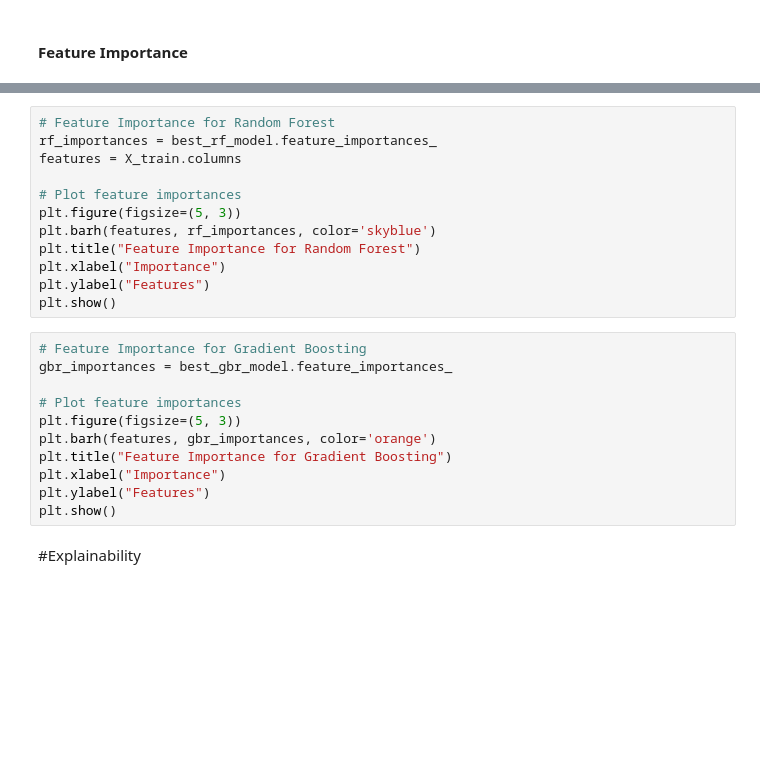
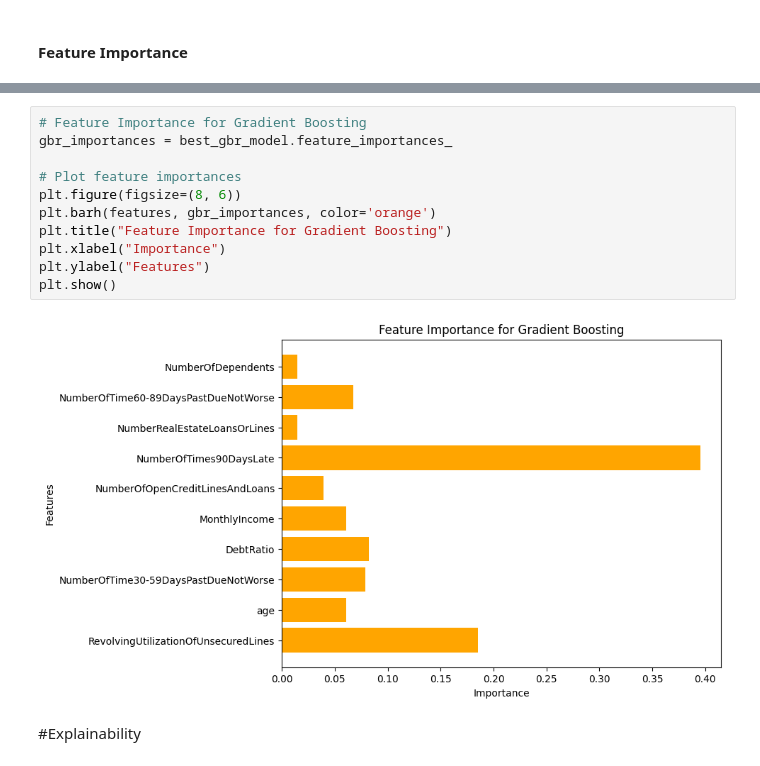
Before and after one commit to TigistW/XAI_Loan_Approval, a Jupyter notebook: XAI_loan_classification.ipynb, the cells around one changed output, grey strips where cells are left out. Cells and saved outputs as stored; diff of their text form; blank space fills up the shorter version.

```diff
--- a/XAI_loan_classification.ipynb
+++ b/XAI_loan_classification.ipynb
@@ -625,26 +696,16 @@ val_metrics_best_gbr = evaluate_model(best_gbr_model, X_val, y_val)
 # %%
-# Feature Importance for Random Forest
-rf_importances = best_rf_model.feature_importances_
-features = X_train.columns
+# Feature Importance for Gradient Boosting
+gbr_importances = best_gbr_model.feature_importances_
 
 # Plot feature importances
-plt.figure(figsize=(5, 3))
-plt.barh(features, rf_importances, color='skyblue')
-plt.title("Feature Importance for Random Forest")
+plt.figure(figsize=(8, 6))
+plt.barh(features, gbr_importances, color='orange')
+plt.title("Feature Importance for Gradient Boosting")
 plt.xlabel("Importance")
 plt.ylabel("Features")
 plt.show()
+# %% [output]
+[figure, added]
-# %%
-# Feature Importance for Gradient Boosting
-gbr_importances = best_gbr_model.feature_importances_
-
-# Plot feature importances
-plt.figure(figsize=(5, 3))
-plt.barh(features, gbr_importances, color='orange')
-plt.title("Feature Importance for Gradient Boosting")
-plt.xlabel("Importance")
-plt.ylabel("Features")
-plt.show()
 # %% [markdown]
 #Explainability
 # %%
```
Also changed, not shown: parts of 18 cells of this notebook.
